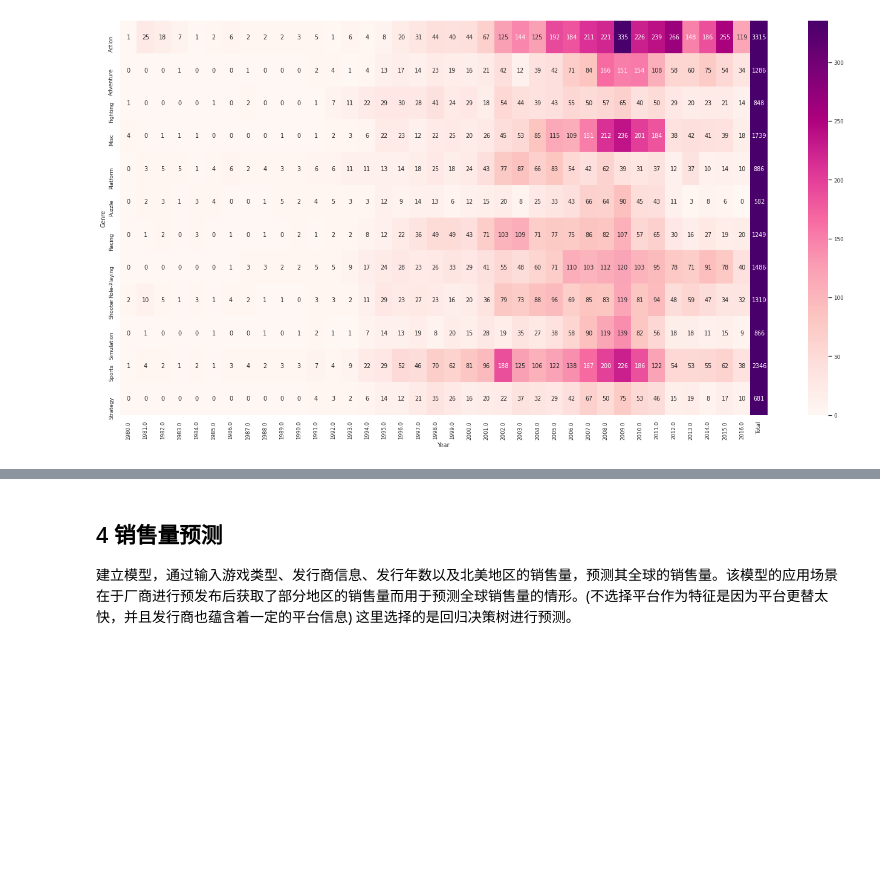
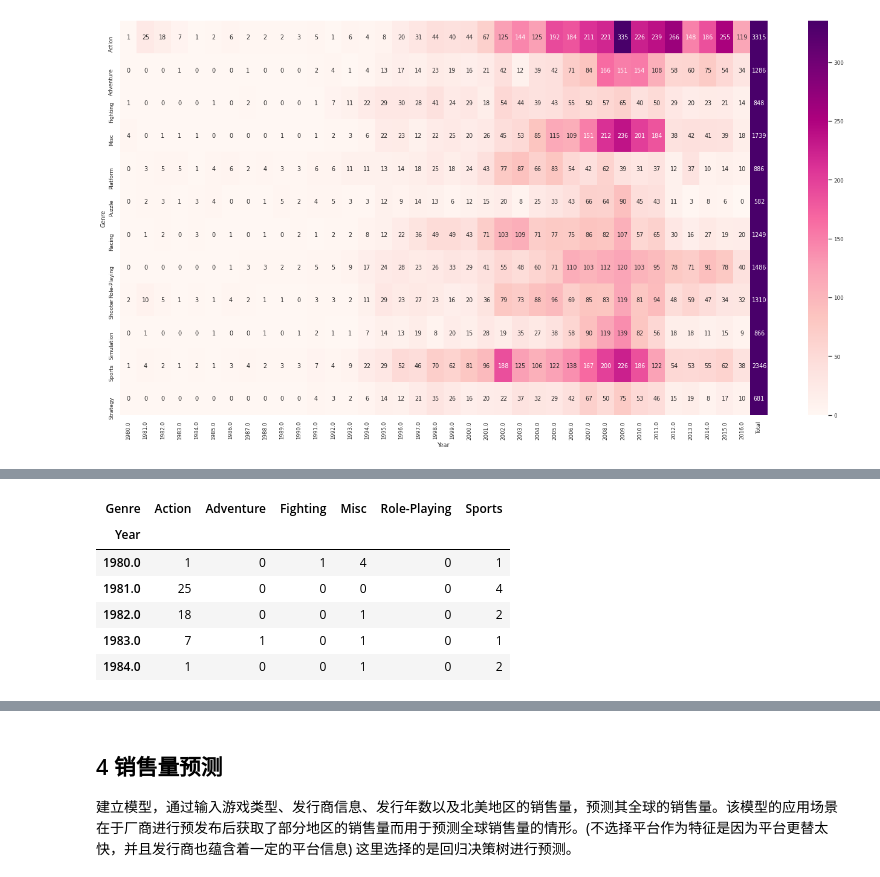
Before and after one commit to PluckySaltyfish/DataMiningClass, a Jupyter notebook: Assignment9/vgs.ipynb, the cells around one changed output, grey strips where cells are left out. Saved outputs shown, nothing was run; the diff lists cells and outputs as text; code cells hidden in the pictures; blank space fills up the shorter version.

```diff
--- a/Assignment9/vgs.ipynb
+++ b/Assignment9/vgs.ipynb
@@ -242,0 +244,12 @@ plt.show()
+# %%
+pyt = pd.DataFrame(py.values.T, index=py.columns, columns=py.index)
+pyt = pyt.drop(["Platform","Puzzle","Racing","Shooter","Simulation","Strategy","Total"],axis = 1)
+pyt.head()
+# %% [output]
+| Genre | Action | Adventure | Fighting | Misc | Role-Playing | Sports |
+| Year |  |  |  |  |  |  |
+| 1980.0 | 1 | 0 | 1 | 4 | 0 | 1 |
+| 1981.0 | 25 | 0 | 0 | 0 | 0 | 4 |
+| 1982.0 | 18 | 0 | 0 | 1 | 0 | 2 |
+| 1983.0 | 7 | 1 | 0 | 1 | 0 | 1 |
+| 1984.0 | 1 | 0 | 0 | 1 | 0 | 2 |
```
Also changed, not shown: parts of 10 cells of this notebook.
